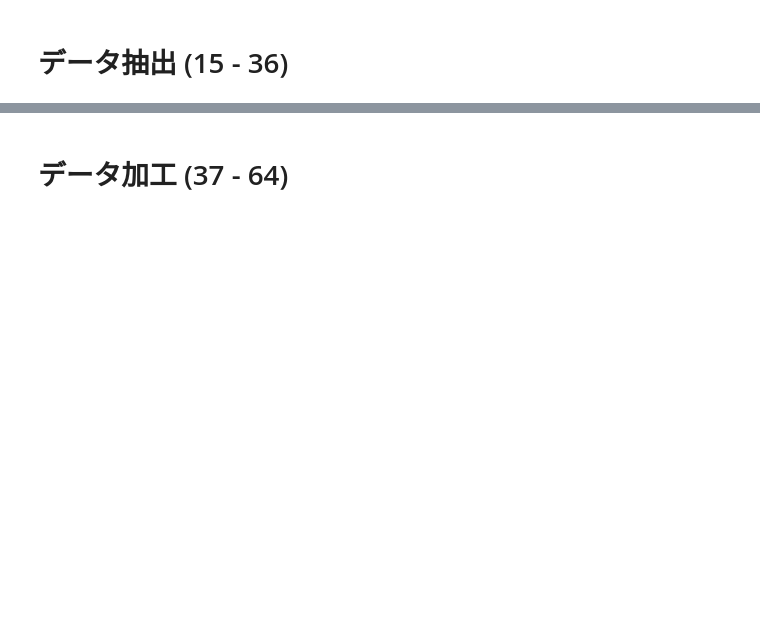
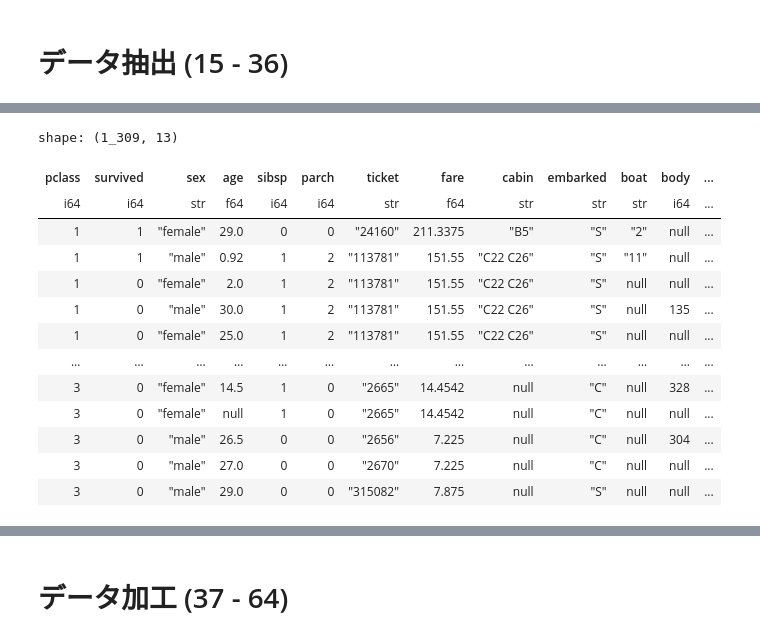
Before and after one commit to yu-anono/polars-, a Jupyter notebook: 01_Polars_100_Knocks_for_colab.ipynb, the cells around one changed output, grey strips where cells are left out. Cells and saved outputs as stored; diff of their text form; code cells hidden in the pictures; blank space fills up the shorter version.

```diff
--- a/01_Polars_100_Knocks_for_colab.ipynb
+++ b/01_Polars_100_Knocks_for_colab.ipynb
@@ -190,8 +473,27 @@ df = initialize1() #初期化
 # %%
 # 【20】
 # dfのname列以外を表示
 #print(ans[20]) #解答表示
 df = initialize1() #初期化
+
+
+
+df.select(pl.all().exclude('name'))
+# %% [output]
+shape: (1_309, 13)
+| pclass | survived | sex | age | sibsp | parch | ticket | fare | cabin | embarked | boat | body | ... |
+| i64 | i64 | str | f64 | i64 | i64 | str | f64 | str | str | str | i64 | ... |
+| 1 | 1 | "female" | 29.0 | 0 | 0 | "24160" | 211.3375 | "B5" | "S" | "2" | null | ... |
+| 1 | 1 | "male" | 0.92 | 1 | 2 | "113781" | 151.55 | "C22 C26" | "S" | "11" | null | ... |
+| 1 | 0 | "female" | 2.0 | 1 | 2 | "113781" | 151.55 | "C22 C26" | "S" | null | null | ... |
+| 1 | 0 | "male" | 30.0 | 1 | 2 | "113781" | 151.55 | "C22 C26" | "S" | null | 135 | ... |
+| 1 | 0 | "female" | 25.0 | 1 | 2 | "113781" | 151.55 | "C22 C26" | "S" | null | null | ... |
+| … | … | … | … | … | … | … | … | … | … | … | … | ... |
+| 3 | 0 | "female" | 14.5 | 1 | 0 | "2665" | 14.4542 | null | "C" | null | 328 | ... |
+| 3 | 0 | "female" | null | 1 | 0 | "2665" | 14.4542 | null | "C" | null | null | ... |
+| 3 | 0 | "male" | 26.5 | 0 | 0 | "2656" | 7.225 | null | "C" | null | 304 | ... |
+| 3 | 0 | "male" | 27.0 | 0 | 0 | "2670" | 7.225 | null | "C" | null | null | ... |
+| 3 | 0 | "male" | 29.0 | 0 | 0 | "315082" | 7.875 | null | "S" | null | null | ... |
 # %%
 # 【21】
 # dfの4行目までを表示
```
Also changed, not shown: parts of 27 cells of this notebook.
